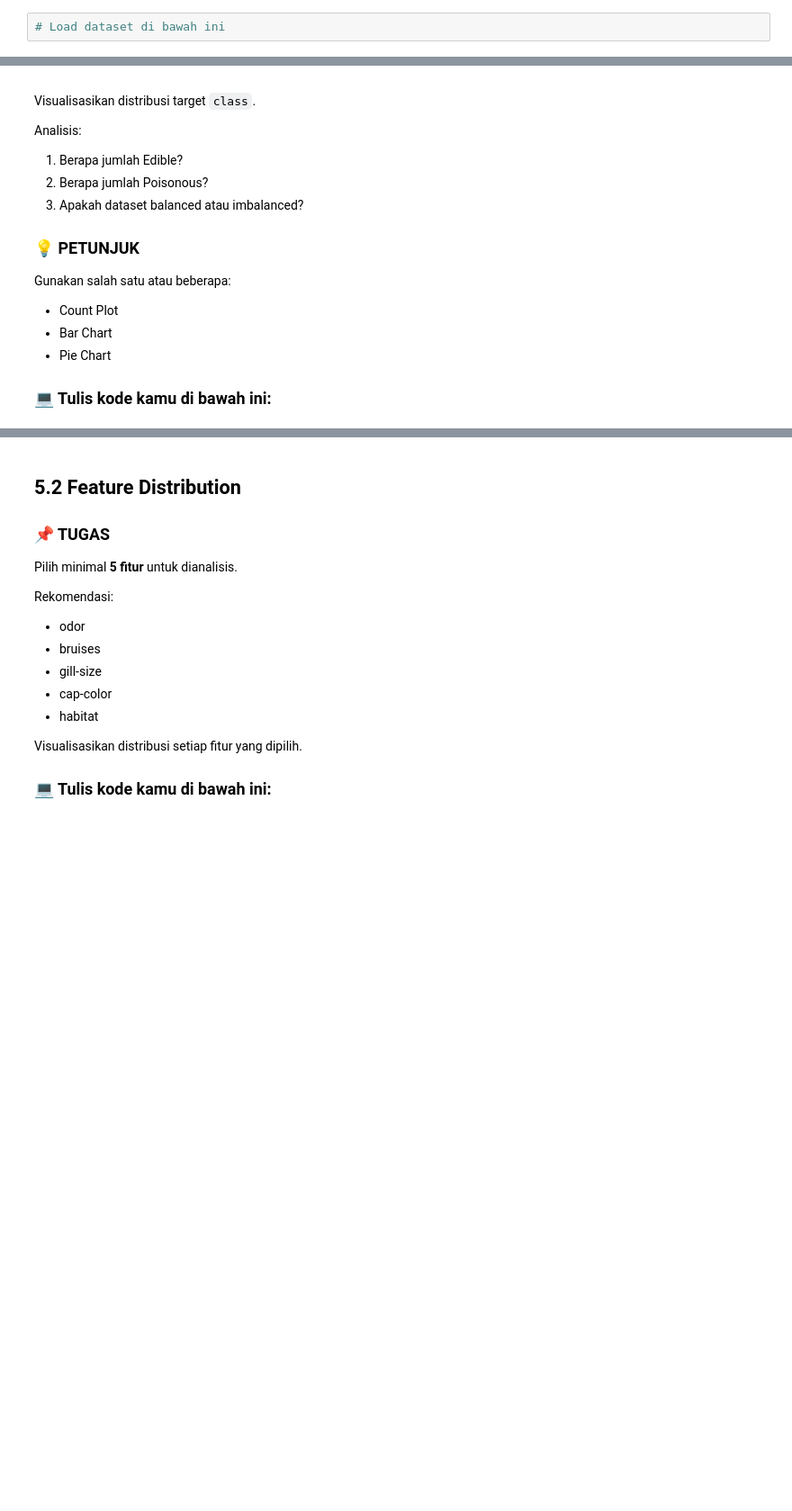
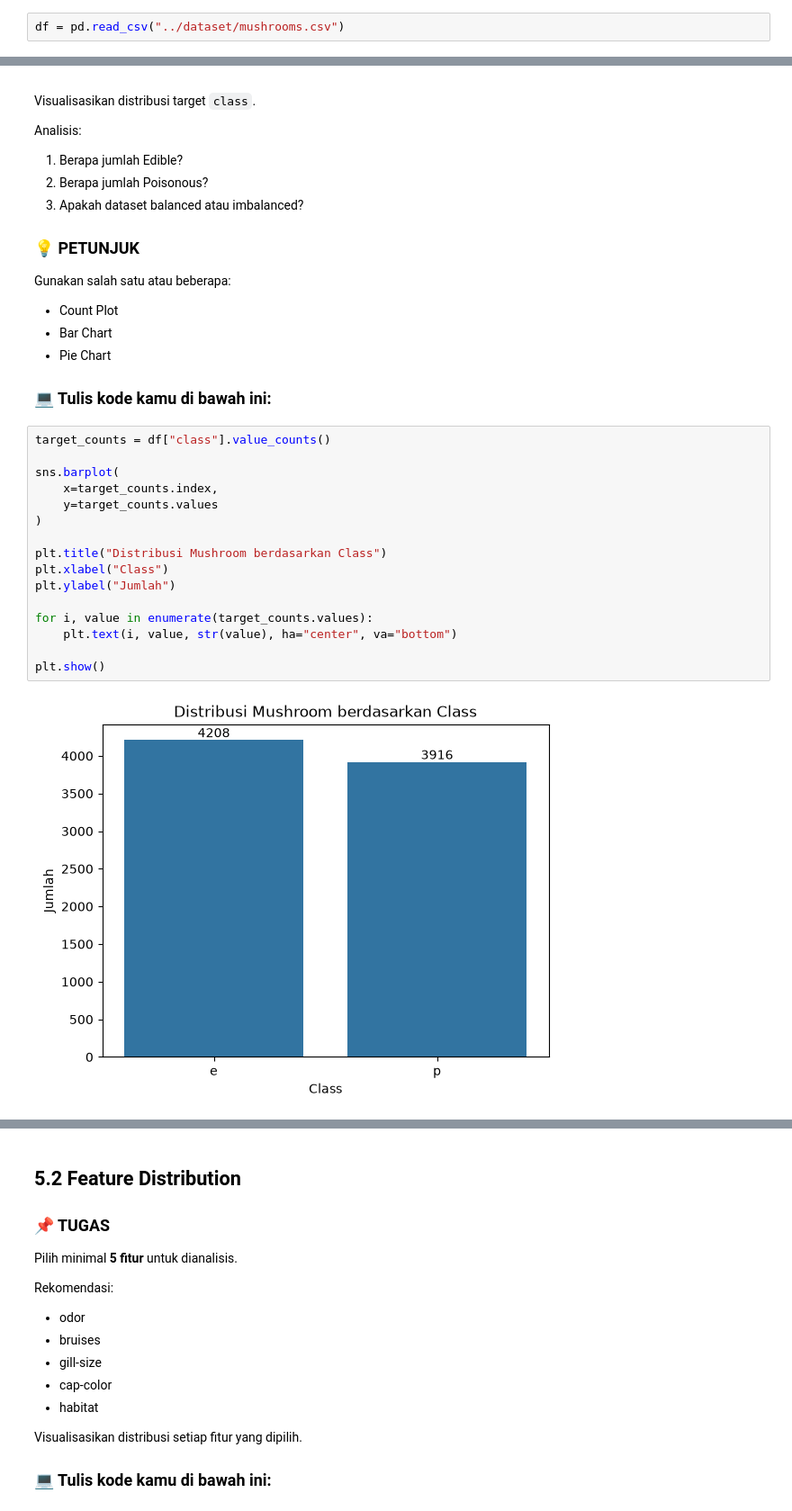
Before and after one commit to TenKai231/Rama_09020282529067_TakeHomeML, a Jupyter notebook: notebook/Rama_09020282529067_TakeHomeML.ipynb, the cells around one changed output, grey strips where cells are left out. Shown at 90% size. Drawn from its saved outputs; the diff is of its cells as text; blank space fills up the shorter version.

```diff
--- a/notebook/Rama_09020282529067_TakeHomeML.ipynb
+++ b/notebook/Rama_09020282529067_TakeHomeML.ipynb
@@ -104,4 +123,4 @@ Gunakan fungsi seperti:
 
 ## 💻 Tulis kode kamu di bawah ini:
 # %%
-# Load dataset di bawah ini
+df = pd.read_csv("../dataset/mushrooms.csv")
@@ -227,5 +394,23 @@ Gunakan salah satu atau beberapa:
 - Pie Chart
 
 ### 💻 Tulis kode kamu di bawah ini:
+# %%
+target_counts = df["class"].value_counts()
+
+sns.barplot(
+    x=target_counts.index,
+    y=target_counts.values
+)
+
+plt.title("Distribusi Mushroom berdasarkan Class")
+plt.xlabel("Class")
+plt.ylabel("Jumlah")
+
+for i, value in enumerate(target_counts.values):
+    plt.text(i, value, str(value), ha="center", va="bottom")
+
+plt.show()
+# %% [output]
+[figure, added]
 # %% [markdown]
 ### 📝 ANALISIS / INSIGHT
```
Also changed, not shown: parts of 67 cells of this notebook, 3 other files.
